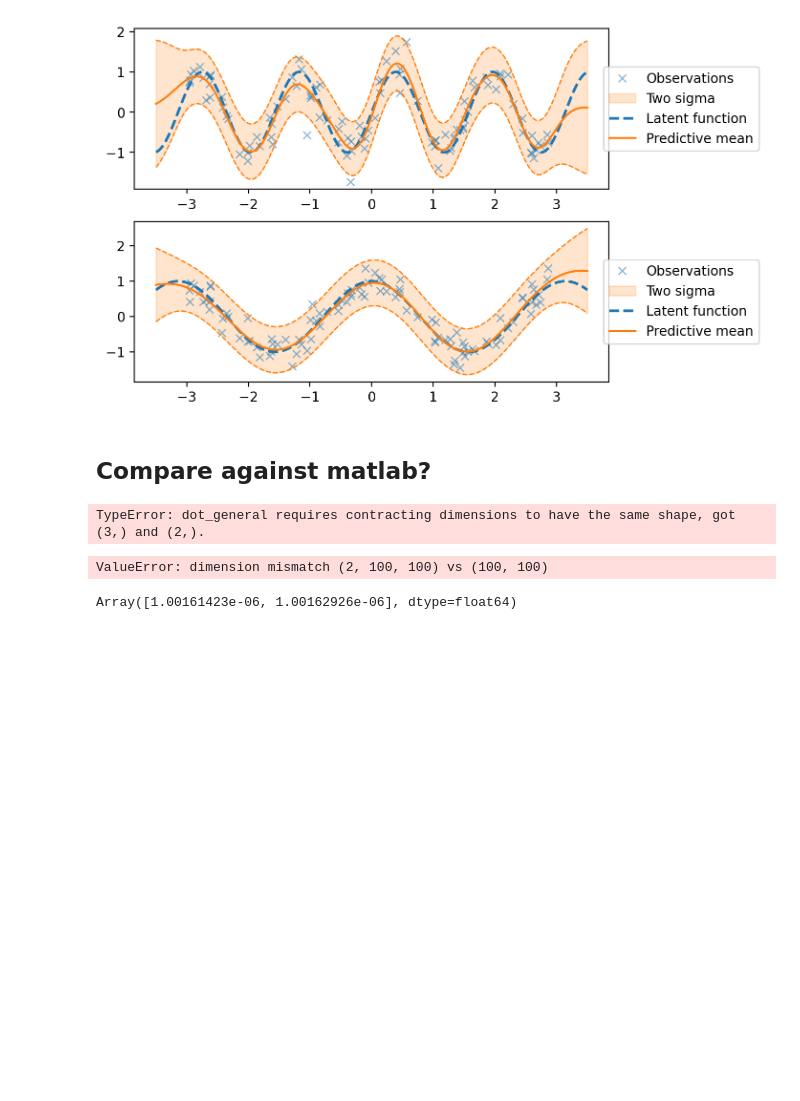
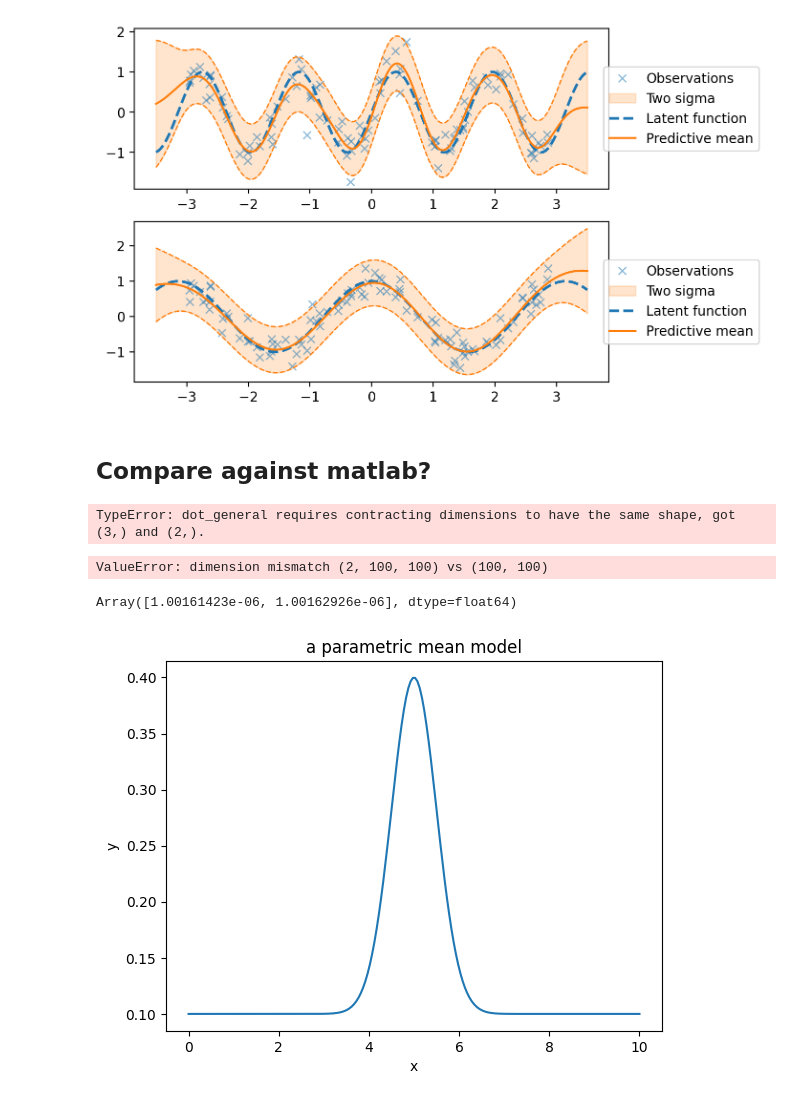
Before and after one commit to mathDR/jax-mc-pilco, a Jupyter notebook: src/jax_mc_pilco/testing_notebook.ipynb, the cells around one changed output. Saved outputs shown, nothing was run; the diff lists cells and outputs as text; code cells hidden in the pictures; blank space fills up the shorter version.

```diff
--- a/src/jax_mc_pilco/testing_notebook.ipynb
+++ b/src/jax_mc_pilco/testing_notebook.ipynb
@@ -25,0 +38,3 @@ cols = mpl.rcParams["axes.prop_cycle"].by_key()["color"]
+# %%
+def mean_function(params, x):
+    return params["mean_loc"] * jnp.squeeze(x)
@@ -25,0 +47,7 @@ cols = mpl.rcParams["axes.prop_cycle"].by_key()["color"]
+# %%
+params = {
+    "mean_loc": 5.0,
+    "log_amp": 4.22973472,
+    "log_diag": 0.95159482,
+    "log_scale": -2.93509966,
+}
@@ -274,3 +360,34 @@ ValueError: dimension mismatch (2, 100, 100) vs (100, 100)
 model.noise
 # %% [output]
 Array([1.00161423e-06, 1.00162926e-06], dtype=float64)
+# %%
+# from functools import partial
+import numpy as np
+import matplotlib.pyplot as plt
+import jax
+import jax.numpy as jnp
+
+jax.config.update("jax_enable_x64", True)
+
+
+def mean_function(params, X):
+    mod = jnp.exp(-0.5 * jnp.square((X - params["loc"]) / jnp.exp(params["log_width"])))
+    beta = jnp.array([1, mod])
+    return params["amps"] @ beta
+
+
+mean_params = {
+    "amps": np.array([0.1, 0.3]),
+    "loc": 5.0,
+    "log_width": np.log(0.5),
+}
+
+X_grid = np.linspace(0, 10, 200)
+model = jax.vmap(jax.tree_util.Partial(mean_function, mean_params))(X_grid)
+
+plt.plot(X_grid, model)
+plt.xlabel("x")
+plt.ylabel("y")
+_ = plt.title("a parametric mean model")
+# %% [output]
+[figure, added]
```
Also changed, not shown: parts of 32 cells of this notebook, 5 other files.
